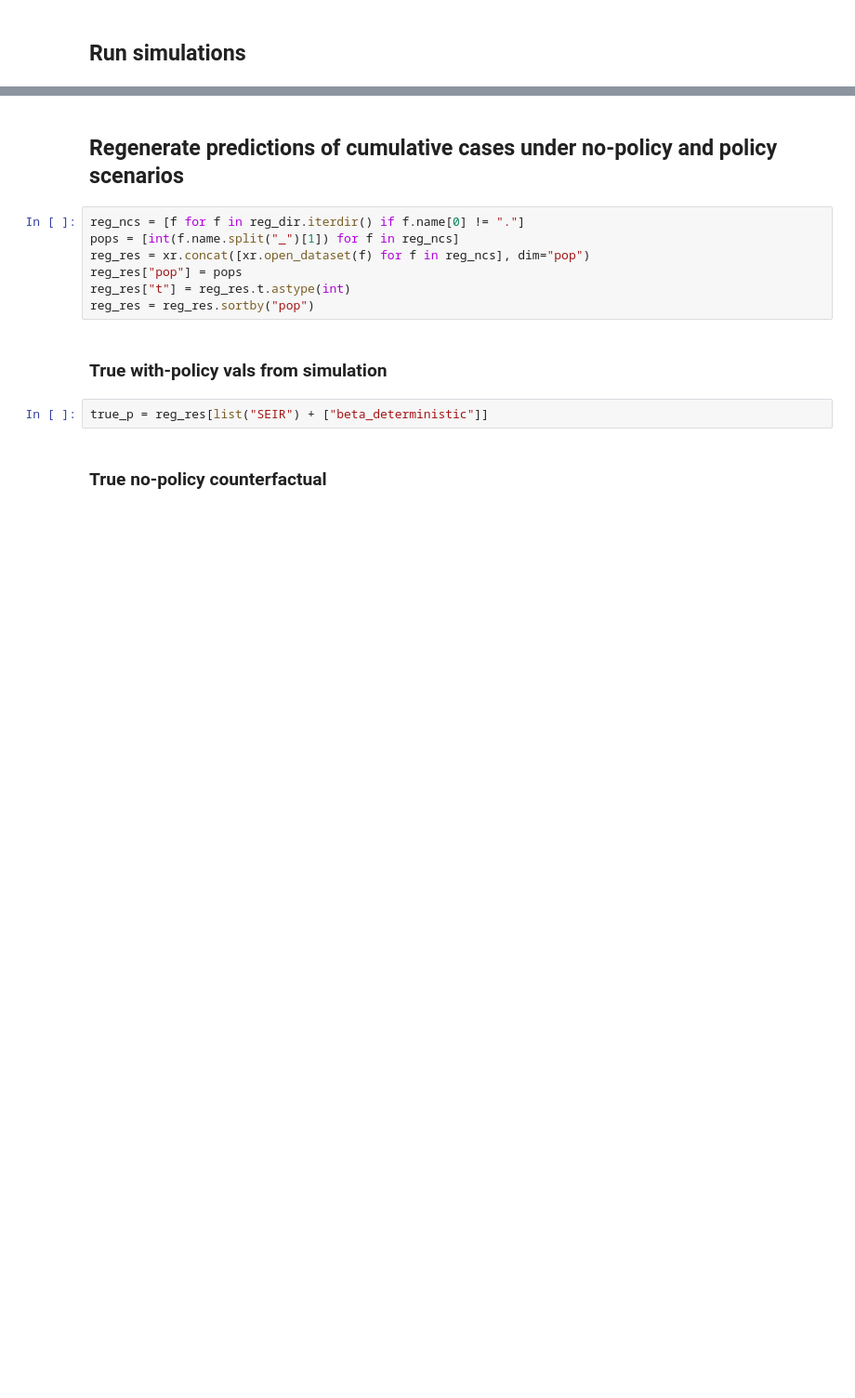
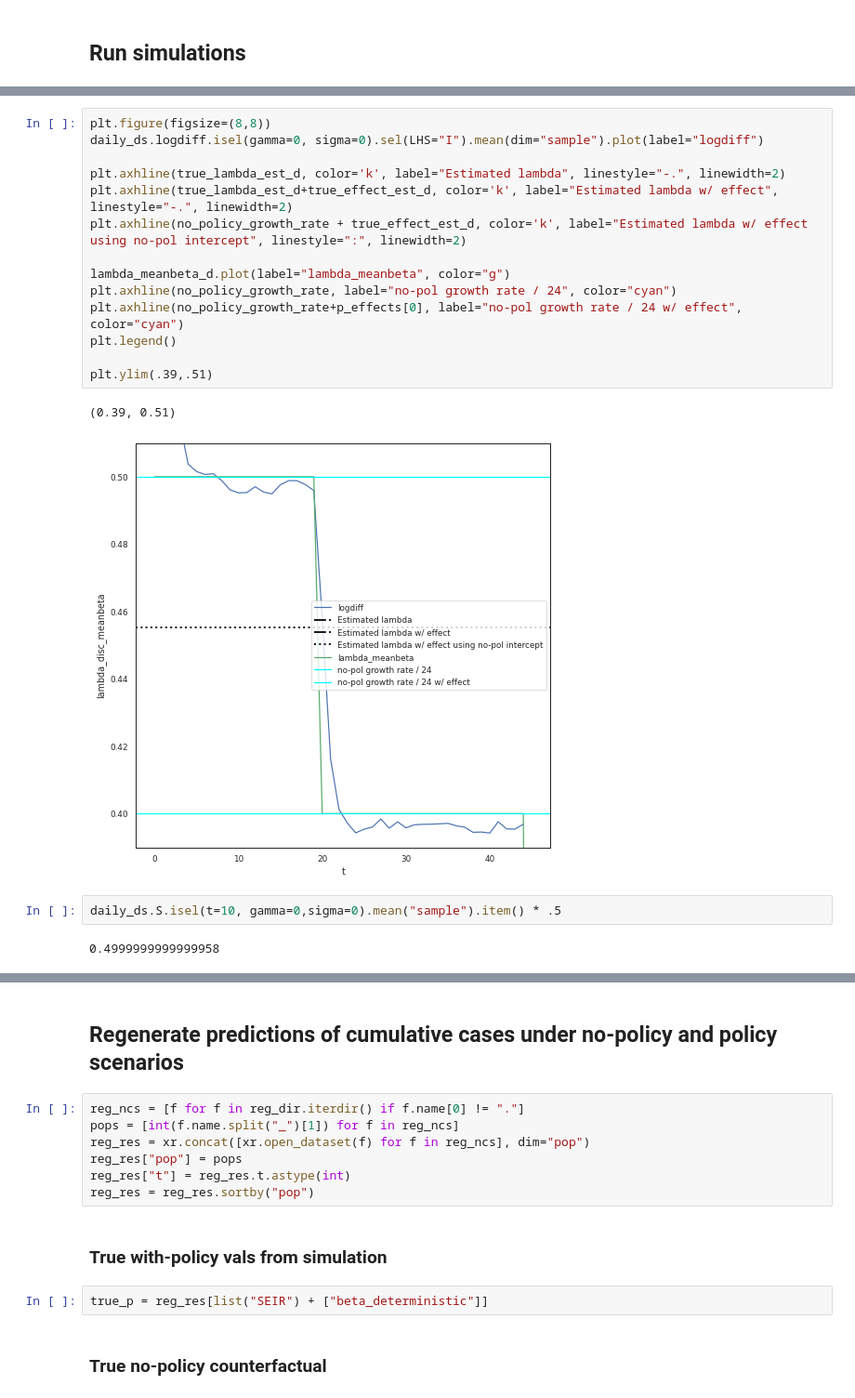
Before and after one commit to Global-Policy-Lab/gpl-covid, a Jupyter notebook: notebooks/iwb-robustness-sims.ipynb, the cells around one changed output, grey strips where cells are left out. Shown: that part at 93% size. Drawn from its saved outputs; the diff is of its cells as text; blank space fills up the shorter version.

```diff
--- a/notebooks/iwb-robustness-sims.ipynb
+++ b/notebooks/iwb-robustness-sims.ipynb
@@ -237,0 +285,21 @@ for m in DGP_models:
+# %%
+plt.figure(figsize=(8,8))
+daily_ds.logdiff.isel(gamma=0, sigma=0).sel(LHS="I").mean(dim="sample").plot(label="logdiff")
+
+plt.axhline(true_lambda_est_d, color='k', label="Estimated lambda", linestyle="-.", linewidth=2)
+plt.axhline(true_lambda_est_d+true_effect_est_d, color='k', label="Estimated lambda w/ effect", linestyle="-.", linewidth=2)
+plt.axhline(no_policy_growth_rate + true_effect_est_d, color='k', label="Estimated lambda w/ effect using no-pol intercept", linestyle=":", linewidth=2)
+
+lambda_meanbeta_d.plot(label="lambda_meanbeta", color="g")
+plt.axhline(no_policy_growth_rate, label="no-pol growth rate / 24", color="cyan")
+plt.axhline(no_policy_growth_rate+p_effects[0], label="no-pol growth rate / 24 w/ effect", color="cyan")
+plt.legend()
+
+plt.ylim(.39,.51)
+# %% [output]
+(0.39, 0.51)
+[figure, added]
+# %%
+daily_ds.S.isel(t=10, gamma=0,sigma=0).mean("sample").item() * .5
+# %% [output]
+0.4999999999999958
```
Also changed, not shown: parts of 16 cells of this notebook, 2 other files.
